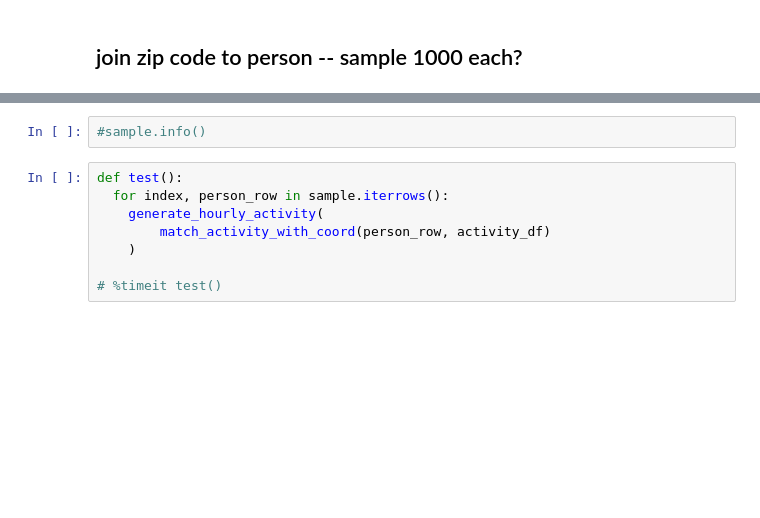
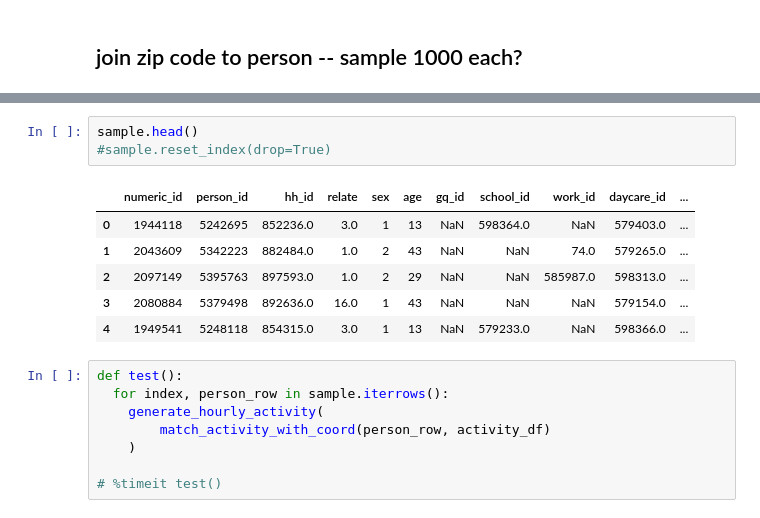
Before and after one commit to kywch/geo-colab, a Jupyter notebook: Generate_Chicago_Traces.ipynb, the cells around one changed output, grey strips where cells are left out. Drawn from its saved outputs; the diff is of its cells as text; blank space fills up the shorter version.

```diff
--- a/Generate_Chicago_Traces.ipynb
+++ b/Generate_Chicago_Traces.ipynb
@@ -341,5 +358,13 @@ len(sample)
-# %%
-#sample.info()
+# %%
+sample.head()
+#sample.reset_index(drop=True)
+# %% [output]
+|  | numeric_id | person_id | hh_id | relate | sex | age | gq_id | school_id | work_id | daycare_id | ... |
+| 0 | 1944118 | 5242695 | 852236.0 | 3.0 | 1 | 13 | NaN | 598364.0 | NaN | 579403.0 | ... |
+| 1 | 2043609 | 5342223 | 882484.0 | 1.0 | 2 | 43 | NaN | NaN | 74.0 | 579265.0 | ... |
+| 2 | 2097149 | 5395763 | 897593.0 | 1.0 | 2 | 29 | NaN | NaN | 585987.0 | 598313.0 | ... |
+| 3 | 2080884 | 5379498 | 892636.0 | 16.0 | 1 | 43 | NaN | NaN | NaN | 579154.0 | ... |
+| 4 | 1949541 | 5248118 | 854315.0 | 3.0 | 1 | 13 | NaN | 579233.0 | NaN | 598366.0 | ... |
 # %%
 def test():
   for index, person_row in sample.iterrows():
```
Also changed, not shown: parts of 24 cells of this notebook.
